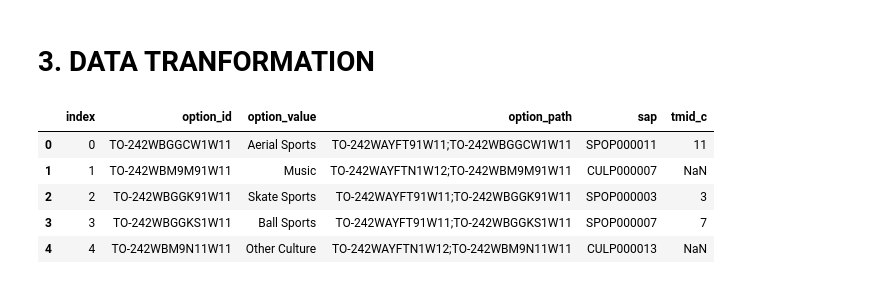
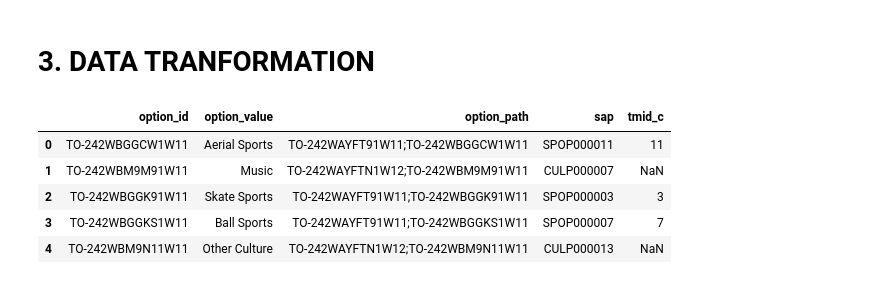
Before and after one commit to EwertonLuan/data_pipeline, a Jupyter notebook: data_pipeline.ipynb, the cells around one changed output. Saved outputs shown, nothing was run; the diff lists cells and outputs as text; code cells hidden in the pictures.

Commit message:
Fix duplicated index

```diff
--- a/data_pipeline.ipynb
+++ b/data_pipeline.ipynb
@@ -99,37 +103,37 @@ dict_option = df_option.to_dict("records")
 
 
 ## Tree column manipulation
 df_tree = pd.json_normalize(dict_option,'tree',['unique_id'], sep='_').sort_values(['unique_id', 'depth'], ascending=[True, True])
 
 df_option_path = df_tree.groupby(['unique_id'], as_index = False).agg({'id': ';'.join})
 df_option_path = df_option_path.rename(columns={"id": "option_path"})
 
 
 ## Metadata column manipulation
 df_metadata = pd.json_normalize(dict_option,'metadata',['unique_id'], sep='_')
 
 sap_filter = df_metadata['key']=="sap"
 tmid_c_filter = df_metadata['key']=="tmid_c"
 
 df_metadata_sap = df_metadata[sap_filter][['value', 'unique_id']].rename(columns={'value':'sap'})
 df_metadata_tmid_c = df_metadata[tmid_c_filter][['value', 'unique_id']].rename(columns={'value':'tmid_c'})
 
 
 ## Merge dataframes
 
 df_default_columns = df_option[['option_id', 'option_value', 'unique_id']]
 
 df_merged = pd.merge(df_default_columns, df_option_path, how='left', on='unique_id')
 df_merged = pd.merge(df_merged, df_metadata_sap, how='left', on='unique_id')
 df_merged = pd.merge(df_merged, df_metadata_tmid_c, how='left', on='unique_id')
 
-df_merged = df_merged.drop(columns=['unique_id']).reset_index()
+df_merged = df_merged.drop(columns=['unique_id'])
 
 df_merged.head()
 # %% [output]
-|  | index | option_id | option_value | option_path | sap | tmid_c |
-| 0 | 0 | TO-242WBGGCW1W11 | Aerial Sports | TO-242WAYFT91W11;TO-242WBGGCW1W11 | SPOP000011 | 11 |
-| 1 | 1 | TO-242WBM9M91W11 | Music | TO-242WAYFTN1W12;TO-242WBM9M91W11 | CULP000007 | NaN |
-| 2 | 2 | TO-242WBGGK91W11 | Skate Sports | TO-242WAYFT91W11;TO-242WBGGK91W11 | SPOP000003 | 3 |
-| 3 | 3 | TO-242WBGGKS1W11 | Ball Sports | TO-242WAYFT91W11;TO-242WBGGKS1W11 | SPOP000007 | 7 |
-| 4 | 4 | TO-242WBM9N11W11 | Other Culture | TO-242WAYFTN1W12;TO-242WBM9N11W11 | CULP000013 | NaN |
+|  | option_id | option_value | option_path | sap | tmid_c |
+| 0 | TO-242WBGGCW1W11 | Aerial Sports | TO-242WAYFT91W11;TO-242WBGGCW1W11 | SPOP000011 | 11 |
+| 1 | TO-242WBM9M91W11 | Music | TO-242WAYFTN1W12;TO-242WBM9M91W11 | CULP000007 | NaN |
+| 2 | TO-242WBGGK91W11 | Skate Sports | TO-242WAYFT91W11;TO-242WBGGK91W11 | SPOP000003 | 3 |
+| 3 | TO-242WBGGKS1W11 | Ball Sports | TO-242WAYFT91W11;TO-242WBGGKS1W11 | SPOP000007 | 7 |
+| 4 | TO-242WBM9N11W11 | Other Culture | TO-242WAYFTN1W12;TO-242WBM9N11W11 | CULP000013 | NaN |
```
Also changed, not shown: parts of 1 cell of this notebook.
